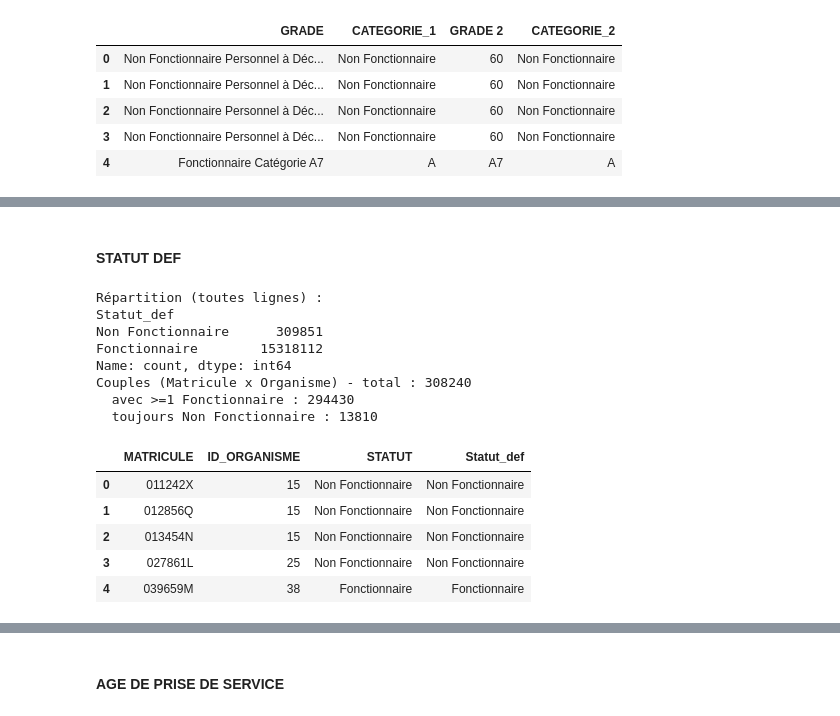
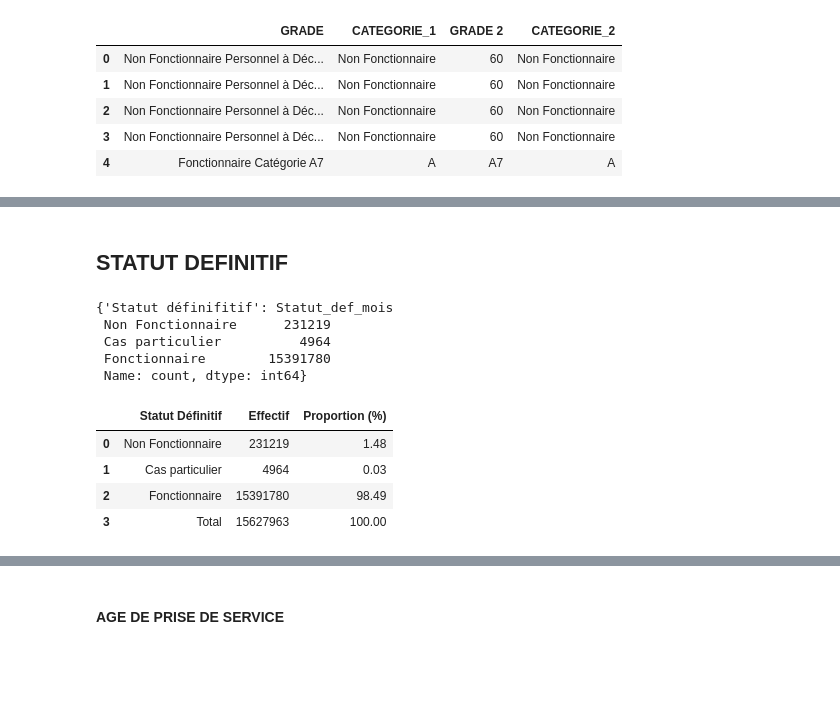
Before and after one commit to cae-ins/panel_admin_data, a Jupyter notebook: Traiment_Data_Solde_1.ipynb, the cells around one changed output, grey strips where cells are left out. Saved outputs shown, nothing was run; the diff lists cells and outputs as text; code cells hidden in the pictures; blank space fills up the shorter version.

Commit message:
Création des variables categories et statut definitif

```diff
--- a/Traiment_Data_Solde_1.ipynb
+++ b/Traiment_Data_Solde_1.ipynb
@@ -934,12 +992,0 @@ Total              15627963
-# %%
-panel_solde_df, rep = build_statut_from_cats(panel_solde_df, return_tables=True)
-
-print(rep["repartition_statut"])
-print("EMPLOI vide :", rep["nb_emploi_vide"])
-print(
-    "Cas particulier :",
-    rep["nb_cas_particulier_emploi_nf"] + rep["nb_cas_particulier_sans_emploi_abcd"]
-)
-
-# aperçu (tu peux ajouter CATEGORIE_1 si utile)
-panel_solde_df[["EMPLOI", "CATEGORIE_2","CATEGORIE_1", "STATUT"]].head()
@@ -959,0 +993,4 @@ Cas particulier : 5491
+# %%
+# Appliquer la fonction de création de la variable statut
+panel_solde_df, rep = build_statut_from_cats(panel_solde_df)
+rep
@@ -960,26 +1047,43 @@ Cas particulier : 5491
 # %% [markdown]
-#### STATUT DEF
+## STATUT DEFINITIF
+# %%
+# Appliquer la fonction de création du statut définitif en s'appuyant sur la période MMYYY
+panel_solde_df, rep = build_statut_def_periode(panel_solde_df, return_report=True)
+rep
+# %% [output]
+{'Statut définifitif': Statut_def_mois
+ Non Fonctionnaire      231219
+ Cas particulier          4964
+ Fonctionnaire        15391780
+ Name: count, dtype: int64}
 # %%
-# Appliquer et récupérer le report
-panel_solde_df, rep = build_statut_def(panel_solde_df, return_report=True)
+# Récupérer la répartition des lignes par Statut_def
+tab_Statut_def = rep["Statut définifitif"]
 
-print("Répartition (toutes lignes) :")
-print(rep["repartition_lignes"])
+# Total lignes
+total_lignes = tab_Statut_def.sum()
 
-# Aperçu
-panel_solde_df[["MATRICULE","ID_ORGANISME","STATUT","Statut_def"]].head()
+# Construction d'un DataFrame avec proportions
+summary_df = pd.DataFrame({
+    "Statut Définitif": tab_Statut_def.index,
+    "Effectif": tab_Statut_def.values,
+    "Proportion (%)": (tab_Statut_def.values / total_lignes * 100).round(2)
+})
+
+# Ajouter une ligne Total
+summary_df = pd.concat([
+    summary_df,
+    pd.DataFrame({
+        "Statut Définitif": ["Total"],
+        "Effectif": [total_lignes],
+        "Proportion (%)": [summary_df["Proportion (%)"].sum()]
+    })
+], ignore_index=True)
+
+summary_df
 # %% [output]
-Répartition (toutes lignes) :
-Statut_def
-Non Fonctionnaire      309851
-Fonctionnaire        15318112
-Name: count, dtype: int64
-Couples (Matricule x Organisme) - total : 308240
-  avec >=1 Fonctionnaire : 294430
-  toujours Non Fonctionnaire : 13810
-|  | MATRICULE | ID_ORGANISME | STATUT | Statut_def |
-| 0 | 011242X | 15 | Non Fonctionnaire | Non Fonctionnaire |
-| 1 | 012856Q | 15 | Non Fonctionnaire | Non Fonctionnaire |
-| 2 | 013454N | 15 | Non Fonctionnaire | Non Fonctionnaire |
-| 3 | 027861L | 25 | Non Fonctionnaire | Non Fonctionnaire |
-| 4 | 039659M | 38 | Fonctionnaire | Fonctionnaire |
+|  | Statut Définitif | Effectif | Proportion (%) |
+| 0 | Non Fonctionnaire | 231219 | 1.48 |
+| 1 | Cas particulier | 4964 | 0.03 |
+| 2 | Fonctionnaire | 15391780 | 98.49 |
+| 3 | Total | 15627963 | 100.00 |
```
Also changed, not shown: parts of 56 cells of this notebook.
